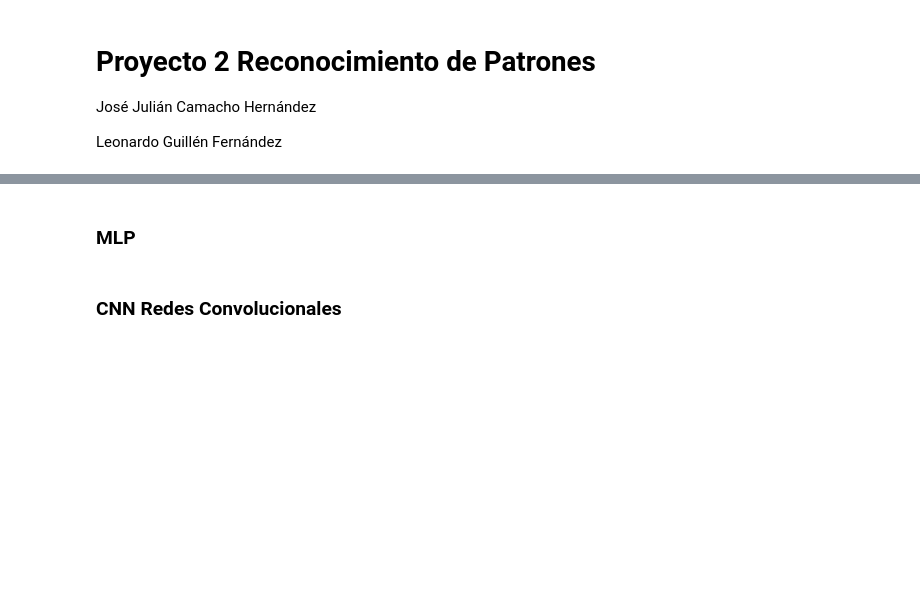
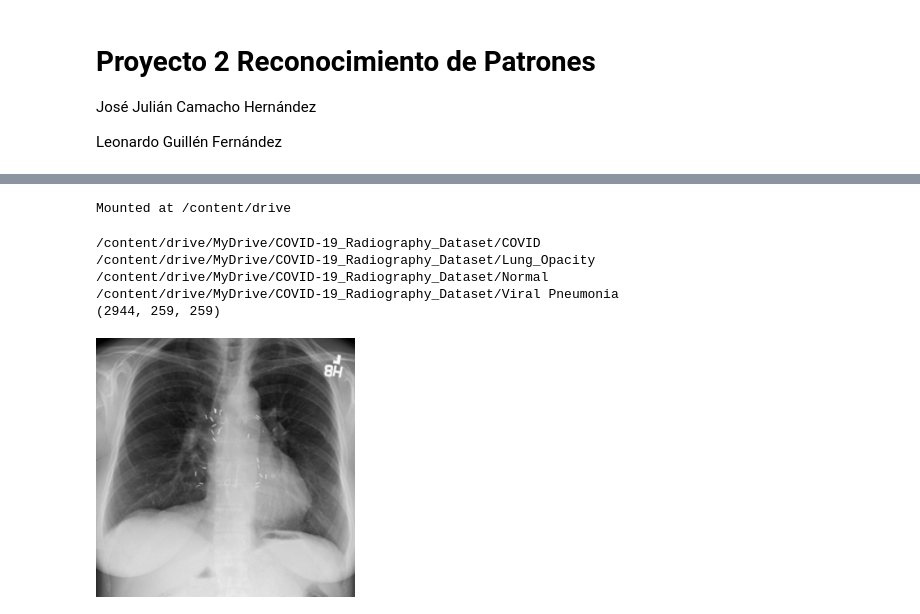
Before and after one commit to JulianCamacho/CE-5506-Reconocimiento-de-Patrones, a Jupyter notebook: Proyecto2/CNN.ipynb, the cells around one changed output, grey strips where cells are left out. Drawn from its saved outputs; the diff is of its cells as text; code cells hidden in the pictures; blank space fills up the shorter version.

```diff
--- a/Proyecto2/CNN.ipynb
+++ b/Proyecto2/CNN.ipynb
@@ -18,4 +25,0 @@ from sklearn.metrics import accuracy_score, precision_score, recall_score, roc_a
-# %% [markdown]
-### MLP
-# %% [markdown]
-### CNN Redes Convolucionales
@@ -27 +34,52 @@ from tensorflow.keras import datasets, layers, models
+# %%
+
+
+# Montar Google Drive
+drive.mount('/content/drive')
+# %% [output]
+Mounted at /content/drive
+# %%
+# Ruta a la carpeta del conjunto de datos en Google Drive
+data_folders =  ["/content/drive/MyDrive/COVID-19_Radiography_Dataset/COVID", "/content/drive/MyDrive/COVID-19_Radiography_Dataset/Lung_Opacity",
+                 "/content/drive/MyDrive/COVID-19_Radiography_Dataset/Normal", "/content/drive/MyDrive/COVID-19_Radiography_Dataset/Viral Pneumonia"]
+# Cargar y procesar el conjunto de datos
+images = []
+labels = []
+
+class_labels = ['COVID', 'Lung_Opacity', 'Normal', 'Viral_Pneumonia']
+
+for i, data_folder in enumerate(data_folders):
+    image_files = os.listdir(data_folder)
+    print(data_folder)
+    for filename in image_files:
+        image_path = os.path.join(data_folder, filename)
+        image = cv2.imread(image_path)
+        image = cv2.cvtColor(image, cv2.COLOR_BGR2GRAY)
+        image = cv2.resize(image, (299, 299))
+        # Especificar el tamaño del recorte de bordes
+        recorte_bordes = 20
+
+        # Calcular las nuevas dimensiones
+        nuevo_alto = 299 - 2 * recorte_bordes
+        nuevo_ancho = 299 - 2 * recorte_bordes
+
+        # Recortar la imagen eliminando los bordes
+        image = image[recorte_bordes:299-recorte_bordes, recorte_bordes:299-recorte_bordes]
+
+        images.append(image)
+        label = i  # Asignar la etiqueta de clase según el índice
+        labels.append(label)
+
+images = np.array(images)
+labels = np.array(labels)
+
+print(images.shape)
+cv2_imshow(images[2])
+# %% [output]
+/content/drive/MyDrive/COVID-19_Radiography_Dataset/COVID
+/content/drive/MyDrive/COVID-19_Radiography_Dataset/Lung_Opacity
+/content/drive/MyDrive/COVID-19_Radiography_Dataset/Normal
+/content/drive/MyDrive/COVID-19_Radiography_Dataset/Viral Pneumonia
+(2944, 259, 259)
+[figure, added]
 # %%
```
Also changed, not shown: parts of 9 cells of this notebook.
